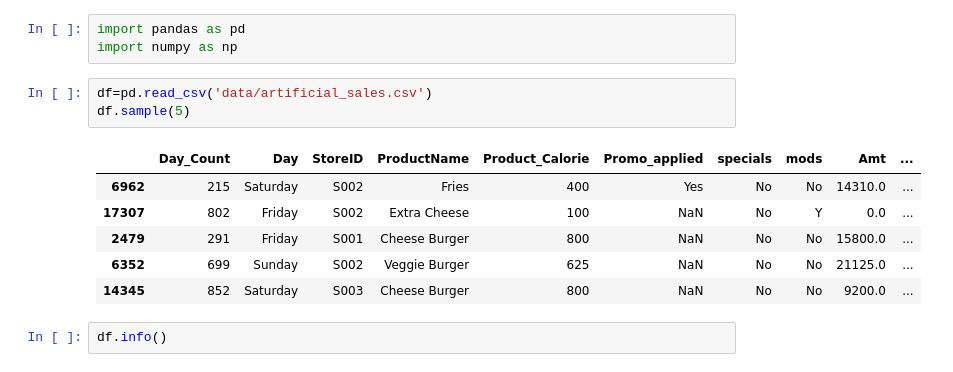
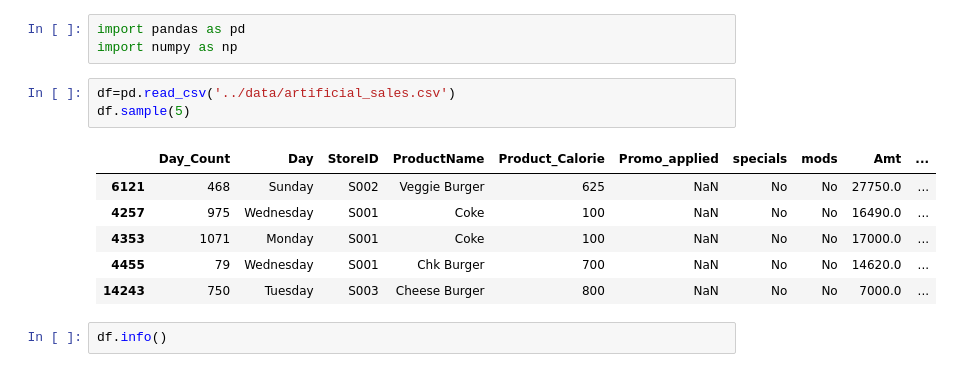
Before and after one commit to Sarthakpurii/product-demand-prediction, a Jupyter notebook: data_processing/data_preprocessing_global.ipynb, the cells around one changed output. Drawn from its saved outputs; the diff is of its cells as text.

```diff
--- a/data_preprocessing_global.ipynb
+++ b/data_processing/data_preprocessing_global.ipynb
@@ -2,15 +2,15 @@
 import pandas as pd
 import numpy as np
 # %%
-df=pd.read_csv('data/artificial_sales.csv')
+df=pd.read_csv('../data/artificial_sales.csv')
 df.sample(5)
 # %% [output]
 |  | Day_Count | Day | StoreID | ProductName | Product_Calorie | Promo_applied | specials | mods | Amt | ... |
-| 6962 | 215 | Saturday | S002 | Fries | 400 | Yes | No | No | 14310.0 | ... |
-| 17307 | 802 | Friday | S002 | Extra Cheese | 100 | NaN | No | Y | 0.0 | ... |
-| 2479 | 291 | Friday | S001 | Cheese Burger | 800 | NaN | No | No | 15800.0 | ... |
-| 6352 | 699 | Sunday | S002 | Veggie Burger | 625 | NaN | No | No | 21125.0 | ... |
-| 14345 | 852 | Saturday | S003 | Cheese Burger | 800 | NaN | No | No | 9200.0 | ... |
+| 6121 | 468 | Sunday | S002 | Veggie Burger | 625 | NaN | No | No | 27750.0 | ... |
+| 4257 | 975 | Wednesday | S001 | Coke | 100 | NaN | No | No | 16490.0 | ... |
+| 4353 | 1071 | Monday | S001 | Coke | 100 | NaN | No | No | 17000.0 | ... |
+| 4455 | 79 | Wednesday | S001 | Chk Burger | 700 | NaN | No | No | 14620.0 | ... |
+| 14243 | 750 | Tuesday | S003 | Cheese Burger | 800 | NaN | No | No | 7000.0 | ... |
 # %%
 df.info()
 # %% [output]
```
Also changed, not shown: parts of 3 cells of this notebook, 3 other files.
